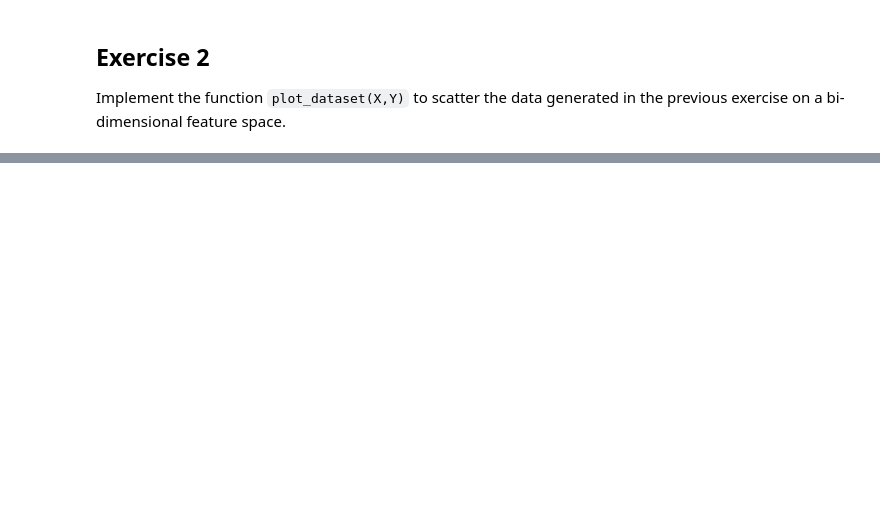
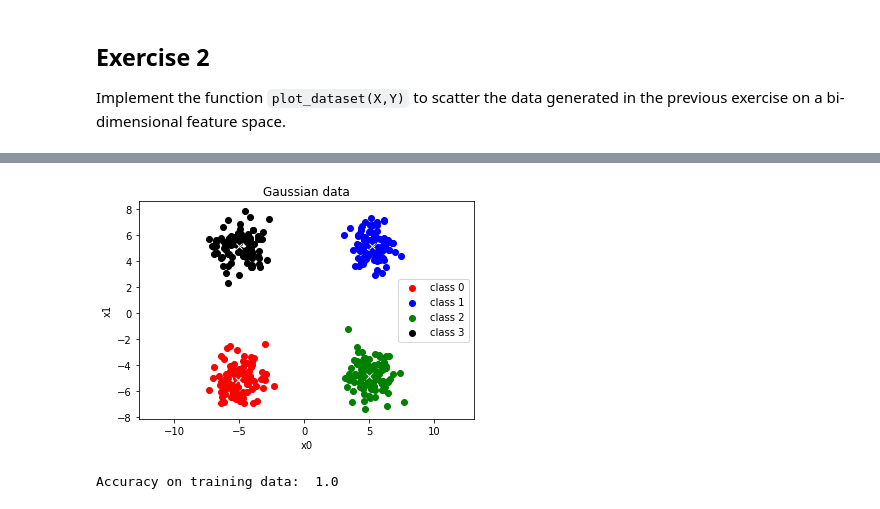
Before and after one commit to unica-ml/ml, a Jupyter notebook: notebooks/lab02.ipynb, the cells around one changed output, grey strips where cells are left out. Drawn from its saved outputs; the diff is of its cells as text; code cells hidden in the pictures; blank space fills up the shorter version.

```diff
--- a/notebooks/lab02.ipynb
+++ b/notebooks/lab02.ipynb
@@ -107,0 +118,46 @@ plot_dataset(X,Y)
+# %%
+from sklearn.metrics import pairwise_distances
+
+
+def fit(X, Y):
+    """Estimate the training data centroids."""
+    n_classes = np.unique(Y).size
+    n_features = X.shape[1]
+    centroids = np.zeros(shape=(n_classes, n_features))
+    for k in range(n_classes):
+        centroids[k, :] = np.mean(X[Y==k, :], axis=0)
+    return centroids
+
+
+def predict(X, centroids):
+    """Predict labels for samples in X.
+    Each sample is assigned to the class of the closest centroid."""
+    # compute distance matrix of X vs centroids
+    d = pairwise_distances(X, centroids)
+    y_pred = np.argmin(d ,axis=1)  # take index of minimum per row
+    return y_pred
+
+
+n = [100, 100, 100, 100]  # number of points in each class
+mu = [ [-5, -5], [+5, +5], [+5, -5], [-5, +5] ]
+sigma = [[1, 1], [1, 1], [1, 1], [1, 1]]
+X, Y = make_gaussian_datasets(n, mu, sigma)
+
+# fit the classifier (i.e., estimate the training data centroids)
+centroids = fit(X, Y)
+
+# plot dataset and centroids
+plot_dataset(X,Y)
+plt.plot(centroids[:, 0], centroids[:, 1], 'wx')
+plt.axis('equal')
+plt.show()
+
+# compute predictions on X using the estimated centroids
+y_pred = predict(X, centroids)
+
+# accuracy: the fraction of samples that are correctly predicted
+acc = (Y == y_pred).mean()
+print('Accuracy on training data: ', acc)
+# %% [output]
+[figure, added]
+Accuracy on training data:  1.0
```
Also changed, not shown: parts of 9 cells of this notebook.
